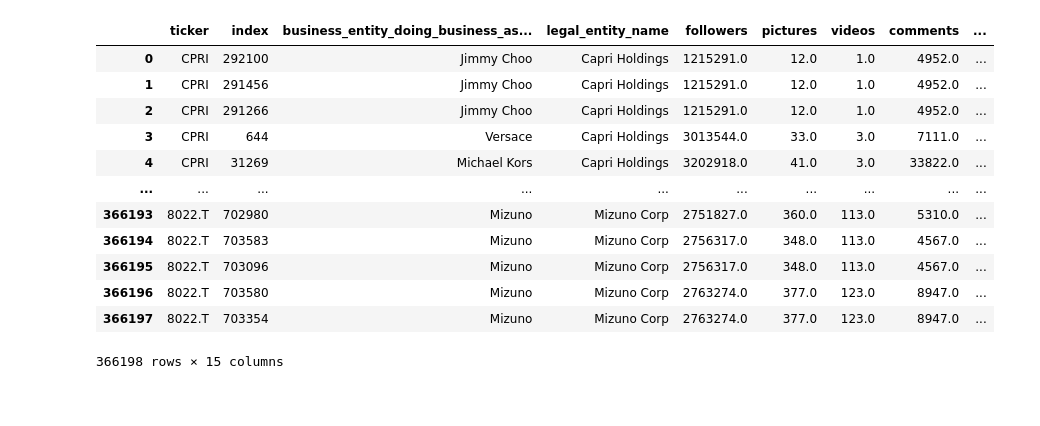
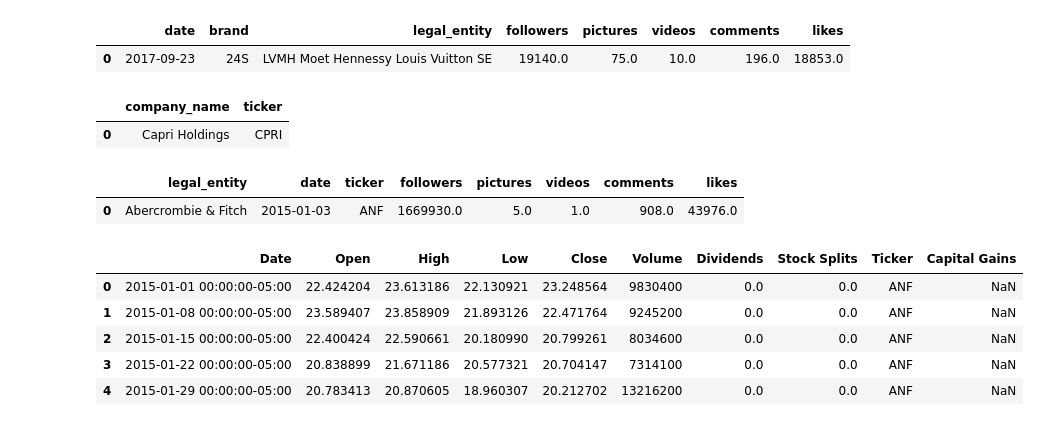
Before and after one commit to AlainJoss/datathon_ubs, a Jupyter notebook: preprocessing/financial_data_integration.ipynb, the cells around one changed output. Saved outputs shown, nothing was run; the diff lists cells and outputs as text; code cells hidden in the pictures; blank space fills up the shorter version.

```diff
--- a/preprocessing/financial_data_integration.ipynb
+++ b/preprocessing/financial_data_integration.ipynb
@@ -194,24 +10,46 @@ data_filtered
-# %%
-public_companies
-# %% [output]
-|  | ticker | index | business_entity_doing_business_as... | legal_entity_name | followers | pictures | videos | comments | ... |
-| 0 | CPRI | 292100 | Jimmy Choo | Capri Holdings | 1215291.0 | 12.0 | 1.0 | 4952.0 | ... |
-| 1 | CPRI | 291456 | Jimmy Choo | Capri Holdings | 1215291.0 | 12.0 | 1.0 | 4952.0 | ... |
-| 2 | CPRI | 291266 | Jimmy Choo | Capri Holdings | 1215291.0 | 12.0 | 1.0 | 4952.0 | ... |
-| 3 | CPRI | 644 | Versace | Capri Holdings | 3013544.0 | 33.0 | 3.0 | 7111.0 | ... |
-| 4 | CPRI | 31269 | Michael Kors | Capri Holdings | 3202918.0 | 41.0 | 3.0 | 33822.0 | ... |
-| ... | ... | ... | ... | ... | ... | ... | ... | ... | ... |
-| 366193 | 8022.T | 702980 | Mizuno | Mizuno Corp | 2751827.0 | 360.0 | 113.0 | 5310.0 | ... |
-| 366194 | 8022.T | 703583 | Mizuno | Mizuno Corp | 2756317.0 | 348.0 | 113.0 | 4567.0 | ... |
-| 366195 | 8022.T | 703096 | Mizuno | Mizuno Corp | 2756317.0 | 348.0 | 113.0 | 4567.0 | ... |
-| 366196 | 8022.T | 703580 | Mizuno | Mizuno Corp | 2763274.0 | 377.0 | 123.0 | 8947.0 | ... |
-| 366197 | 8022.T | 703354 | Mizuno | Mizuno Corp | 2763274.0 | 377.0 | 123.0 | 8947.0 | ... |
-366198 rows × 15 columns
+# %%
+# Clean data from previous notebook and ticks for public companies
+clean_df = pd.read_csv("../clean_data/clean_data.csv")
+companies = pd.read_csv("../scraped_data/public-companies.csv")
+# %%
+clean_df.head(1)
+# %% [output]
+|  | date | brand | legal_entity | followers | pictures | videos | comments | likes |
+| 0 | 2017-09-23 | 24S | LVMH Moet Hennessy Louis Vuitton SE | 19140.0 | 75.0 | 10.0 | 196.0 | 18853.0 |
+# %%
+companies.head(1)
+# %% [output]
+|  | company_name | ticker |
+| 0 | Capri Holdings | CPRI |
+# %%
+# Merge public companies with data
+public_companies = pd.merge(companies, clean_df, left_on='company_name', right_on='legal_entity', how='inner')
+
+# Using an aggregation dictionary to include both sum for numeric data and 'first' for the ticker
+df = public_companies.groupby(["legal_entity", 'date'], as_index=False).agg({
+    'ticker': 'first',  # Keeps the first instance of 'ticker' for each group
+
+    # Add other numeric fields here and specify 'sum' or other appropriate aggregation methods
+    'followers': 'sum',
+    'pictures': 'sum',
+    'videos': 'sum',
+    'comments': 'sum',
+    'likes': 'sum'
+})
+
+# Display the first row to check the output
+df.head(1)
+# %% [output]
+|  | legal_entity | date | ticker | followers | pictures | videos | comments | likes |
+| 0 | Abercrombie & Fitch | 2015-01-03 | ANF | 1669930.0 | 5.0 | 1.0 | 908.0 | 43976.0 |
+# %%
+# Date to datetime
+df['date'] = pd.to_datetime(df['date'])
 # %%
 def fetch_yahoo_finance_data(ticker, start_date, end_date):
     stock = yf.Ticker(ticker)
     # Fetch historical data within the specified date range and interval
     hist = stock.history(start=start_date, end=end_date, interval="1wk")
     hist.reset_index(inplace=True)
-    hist["ticker"] = ticker  # Add a column to identify the ticker
+    hist["Ticker"] = ticker  # Add a column to identify the ticker
     return hist
@@ -221,9 +56,20 @@ finance_data = []
 # %%
+# Fetch data for each ticker from Yahoo Finance
+
+tickers = df["ticker"].unique()
+finance_data = []
+
 for ticker in tickers:
-    dates_of_interest = public_companies[public_companies["Ticker"]==ticker]["period_end_date"]
-    yahoo_data = fetch_yahoo_finance_data(ticker, min(dates_of_interest), max(dates_of_interest))
+    dates_of_interest = df[df["ticker"]==ticker]["date"]
+    yahoo_data = fetch_yahoo_finance_data(ticker, min(dates_of_interest), max(dates_of_interest) + pd.Timedelta(days=7))
     finance_data.append(yahoo_data)
 
 finance_data = pd.concat(finance_data, ignore_index=True)
-
-finance_data
+finance_data.head(5)
+# %% [output]
+|  | Date | Open | High | Low | Close | Volume | Dividends | Stock Splits | Ticker | Capital Gains |
+| 0 | 2015-01-01 00:00:00-05:00 | 22.424204 | 23.613186 | 22.130921 | 23.248564 | 9830400 | 0.0 | 0.0 | ANF | NaN |
+| 1 | 2015-01-08 00:00:00-05:00 | 23.589407 | 23.858909 | 21.893126 | 22.471764 | 9245200 | 0.0 | 0.0 | ANF | NaN |
+| 2 | 2015-01-15 00:00:00-05:00 | 22.400424 | 22.590661 | 20.180990 | 20.799261 | 8034600 | 0.0 | 0.0 | ANF | NaN |
+| 3 | 2015-01-22 00:00:00-05:00 | 20.838899 | 21.671186 | 20.577321 | 20.704147 | 7314100 | 0.0 | 0.0 | ANF | NaN |
+| 4 | 2015-01-29 00:00:00-05:00 | 20.783413 | 20.870605 | 18.960307 | 20.212702 | 13216200 | 0.0 | 0.0 | ANF | NaN |
```
Also changed, not shown: parts of 28 cells of this notebook, 6 other files.
